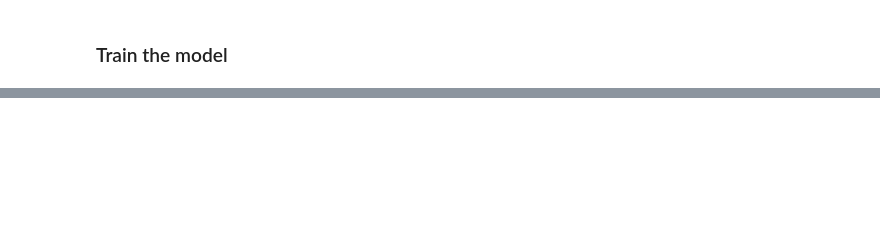
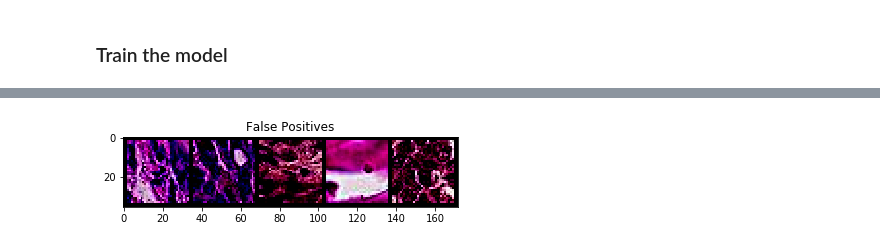
Before and after one commit to mcclaized/ecbm6040_kaggle, a Jupyter notebook: KaggleCompetition.ipynb, the cells around one changed output, grey strips where cells are left out. Cells and saved outputs as stored; diff of their text form; code cells hidden in the pictures; blank space fills up the shorter version.

```diff
--- a/KaggleCompetition.ipynb
+++ b/KaggleCompetition.ipynb
@@ -92,0 +186,5 @@ Epoch 0/9
+# %%
+if len(false_positives):
+    display_image_batch(torchvision.utils.make_grid(false_positives[:5]), title="False Positives")
+# %% [output]
+[figure, added]
```
Also changed, not shown: parts of 43 cells of this notebook, 3 other files.
